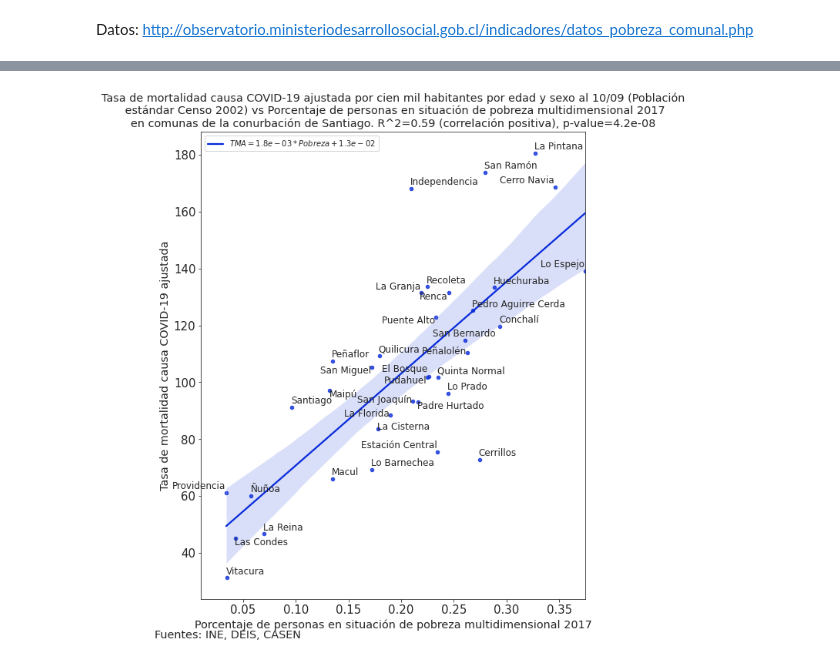
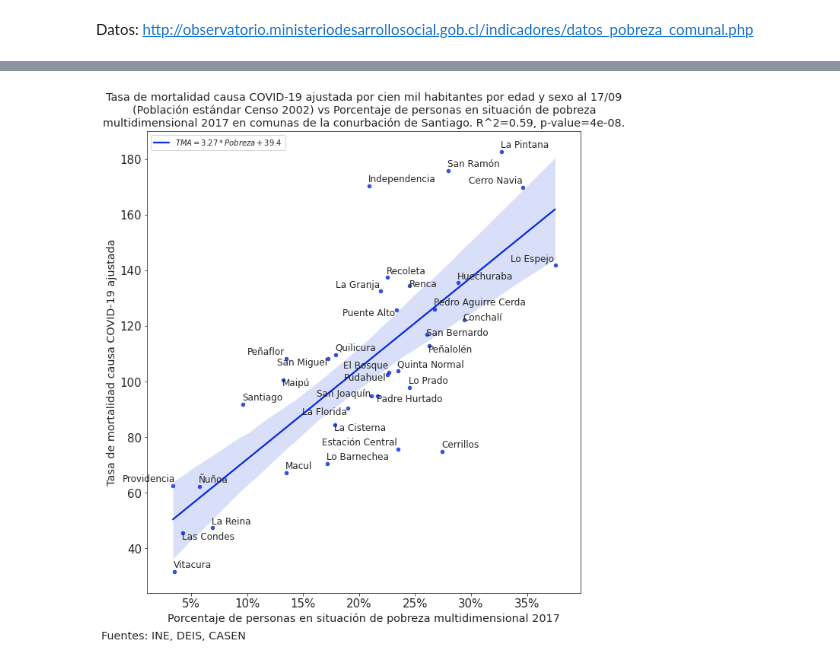
Before and after one commit to alonsosilvaallende/Desigualdad-Covid19, a Jupyter notebook: Tasa_de_mortalidad_ajustada_diferenciando_confirmado_y_sospechoso.ipynb, the cells around one changed output, grey strips where cells are left out. Saved outputs shown, nothing was run; the diff lists cells and outputs as text; code cells hidden in the pictures.

```diff
--- a/Tasa_de_mortalidad_ajustada_diferenciando_confirmado_y_sospechoso.ipynb
+++ b/Tasa_de_mortalidad_ajustada_diferenciando_confirmado_y_sospechoso.ipynb
@@ -51,7 +50,7 @@ with a new one
 Extracting  Diccionario de Datos BBDD-COVID19 liberada.xlsx              99  OK
 All OK
 # %%
-data_raw = pd.read_csv("DEFUNCIONES_FUENTE_DEIS_2016_2020_10092020.csv",
+data_raw = pd.read_csv("DEFUNCIONES_FUENTE_DEIS_2016_2020_17092020.csv",
                        header=None,
                        names=["año", "fecha", "genero", "edad_tipo", "edad", "comuna_codigo", "comuna", "region", "c_causa_detalle", "c_capitulo", "causa", "Unnamed: 11","Unnamed: 12","c_causa","Unnamed: 14","Unnamed: 15","causa_1", "Unnamed: 17", "Unnamed: 18", "Unnamed: 19", "Unnamed: 20", "Unnamed: 21", "Unnamed: 22", "Unnamed: 23", "Unnamed: 24", "Unnamed: 25"],
                        encoding='iso-8859-1', sep=";")
@@ -195,8 +194,8 @@ df["COVID-19 Confirmado"].sum(), df["COVID-19 Confirmado"].sum()/len(data_raw.qu
 # %%
 # download INE 2017 county population data
 county_population_raw = pd.read_csv(
-    #"https://raw.githubusercontent.com/alonsosilvaallende/COVID-19/master/data/ine_estimaciones-y-proyecciones-2002-2035_base-2017_comunas0381d25bc2224f51b9770a705a434b74.csv",
-    "http://www.ine.cl/docs/default-source/proyecciones-de-poblacion/cuadros-estadisticos/base-2017/ine_estimaciones-y-proyecciones-2002-2035_base-2017_comunas0381d25bc2224f51b9770a705a434b74.csv",
+    "https://raw.githubusercontent.com/alonsosilvaallende/COVID-19/master/data/ine_estimaciones-y-proyecciones-2002-2035_base-2017_comunas0381d25bc2224f51b9770a705a434b74.csv",
+    #"http://www.ine.cl/docs/default-source/proyecciones-de-poblacion/cuadros-estadisticos/base-2017/ine_estimaciones-y-proyecciones-2002-2035_base-2017_comunas0381d25bc2224f51b9770a705a434b74.csv",
     encoding='ISO-8859-1', sep=",", thousands='.')
 # %%
 county_population_raw.head()
@@ -290,8 +289,8 @@ See the caveats in the documentation: https://pandas.pydata.org/pandas-docs/stab
 # %%
 # download INE 2002 data
 censo2002 = pd.read_excel(
-    #"https://github.com/alonsosilvaallende/COVID-19/blob/master/data/base-2002-(2014)-pa%C3%ADs-y-regiones_pob-total-e-indicadores.xlsx?raw=true",
-    "http://www.ine.cl/docs/default-source/proyecciones-de-poblacion/cuadros-estadisticos/proyecciones-anteriores/base-2002-(actualizaci%C3%B3n-2014)/base-2002-(2014)-pa%C3%ADs-y-regiones_pob-total-e-indicadores.xlsx?sfvrsn=92d0b299_3",
+    "https://github.com/alonsosilvaallende/COVID-19/blob/master/data/base-2002-(2014)-pa%C3%ADs-y-regiones_pob-total-e-indicadores.xlsx?raw=true",
+    #"http://www.ine.cl/docs/default-source/proyecciones-de-poblacion/cuadros-estadisticos/proyecciones-anteriores/base-2002-(actualizaci%C3%B3n-2014)/base-2002-(2014)-pa%C3%ADs-y-regiones_pob-total-e-indicadores.xlsx?sfvrsn=92d0b299_3",
     sheet_name="País")
 # %%
 censo2002.head()
@@ -620,3 +760,5 @@ adjusted
 # %%
 adjusted["Pobreza"] = adjusted["Pobreza"].astype(float)
+# %%
+adjusted["Pobreza"] = 100*adjusted["Pobreza"]
 # %%
@@ -635,16 +798,18 @@ r_value**2
 # %%
 fig, ax = plt.subplots(figsize=(10,10))
-ax = sns.regplot(adjusted["Pobreza"], adjusted["Total"], color = '#092CDB', line_kws={'label':f'$TMA={slope:.1e}*Pobreza+{intercept:.1e}$'},scatter_kws={'s':20});
+ax = sns.regplot(adjusted["Pobreza"], adjusted["Total"], color = '#092CDB', line_kws={'label':f'$TMA={slope:.2f}*Pobreza+{intercept:.1f}$'},scatter_kws={'s':20});
 texts = [plt.annotate(txt, (adjusted["Pobreza"].iloc[i], adjusted["Total"].iloc[i]), textcoords="offset points", xytext=(-1,2), fontsize="large") for i, txt in enumerate(adjusted.index)]
 adjust_text(texts)
-ax.set_title(f"Tasa de mortalidad causa COVID-19 ajustada por cien mil habitantes por edad y sexo al {pd.to_datetime(report_date).strftime('%d/%m')} (Población\n estándar Censo 2002) vs Porcentaje de personas en situación de pobreza multidimensional 2017\nen comunas de la conurbación de Santiago. R^2={r_value ** 2:.2f} (correlación positiva), p-value={p_value:.1e}", fontsize='x-large')
+ax.set_title(f"Tasa de mortalidad causa COVID-19 ajustada por cien mil habitantes por edad y sexo al {pd.to_datetime(report_date).strftime('%d/%m')}\n(Población estándar Censo 2002) vs Porcentaje de personas en situación de pobreza\nmultidimensional 2017 en comunas de la conurbación de Santiago. R^2={r_value ** 2:.2f}, p-value={p_value:.0e}.", fontsize='x-large')
 ax.set_xlabel(f'Porcentaje de personas en situación de pobreza multidimensional 2017', fontsize='x-large')
 ax.set_ylabel(f"Tasa de mortalidad causa COVID-19 ajustada", fontsize="x-large")
-ax.set_xlim(0.01,)
+ax.set_xlim(1.08,39.8)
+ax.set_xticks([5*i for i in np.arange(1,8)])
+ax.set_xticklabels([f"{5*i}%" for i in np.arange(1,8)])
 ax.legend(loc='upper left')
 fig.tight_layout()
-plt.annotate('Fuentes: INE, DEIS, CASEN', (0,0), (-60,-40), fontsize='x-large', xycoords='axes fraction', textcoords='offset points', va='top')
-plt.savefig('2020-09-05-Tasa-Ajustada-vs-Pobreza.svg', bbox_inches='tight', format='svg')
+plt.annotate('Fuentes: INE, DEIS, CASEN', (0,0), (-60,-50), fontsize='x-large', xycoords='axes fraction', textcoords='offset points', va='top')
+plt.savefig('2020-09-17-Tasa-Ajustada-vs-Pobreza.svg', bbox_inches='tight', format='svg')
 # plt.show()
 # %% [output]
-[figure, old version]
+[figure, new version]
```
Also changed, not shown: parts of 46 cells of this notebook.
